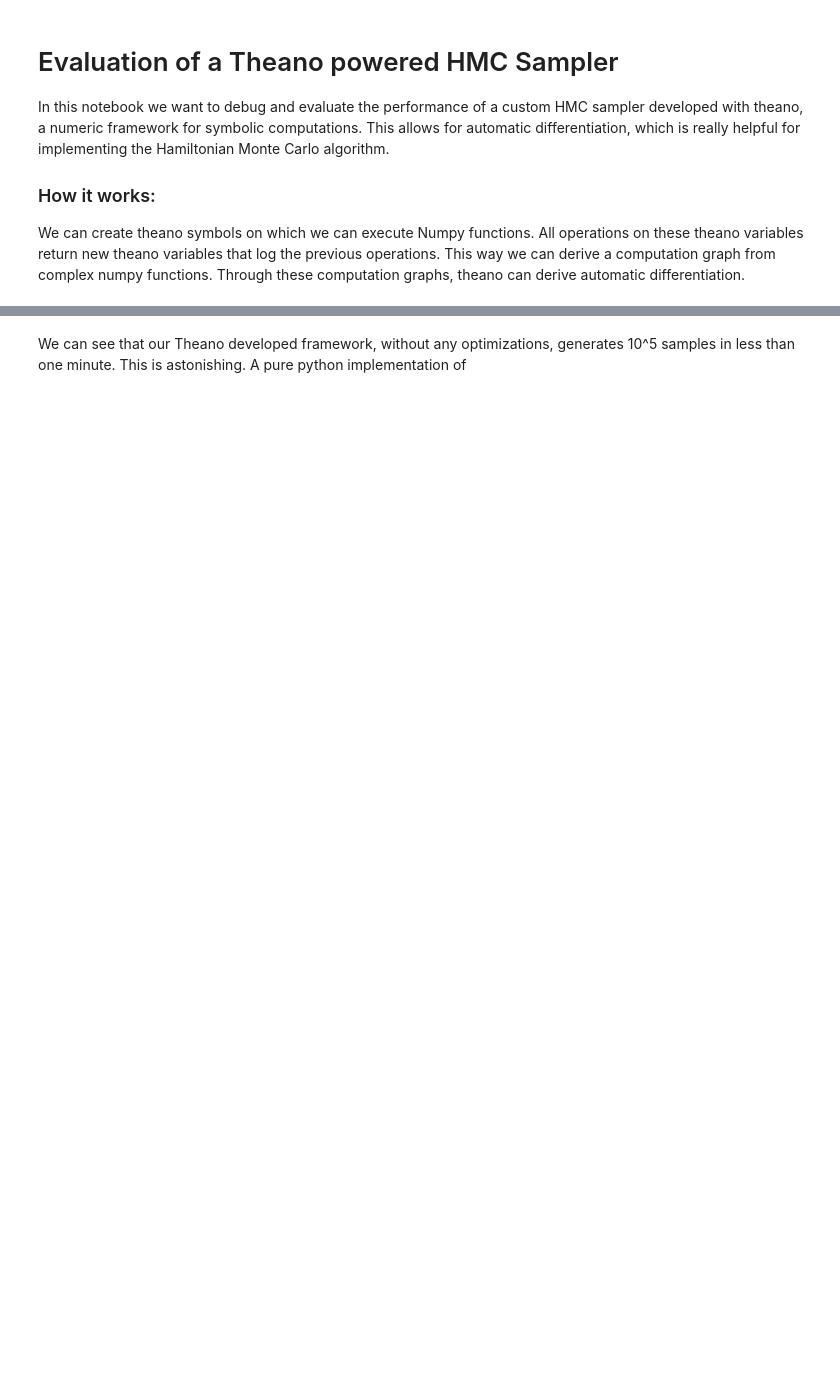
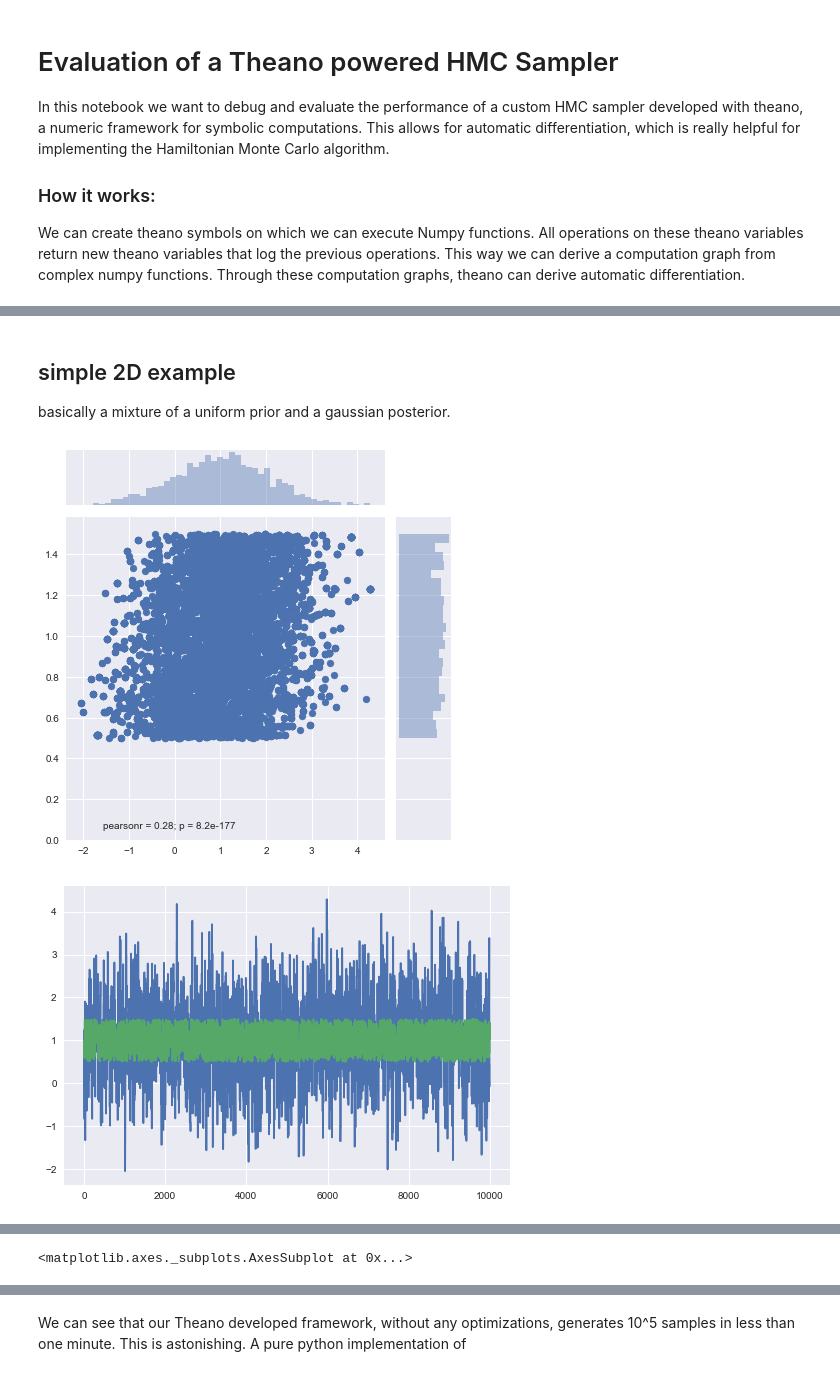
Before and after one commit to Freshdachs/hmc-theano, a Jupyter notebook: evaluation.ipynb, the cells around one changed output, grey strips where cells are left out. Drawn from its saved outputs; the diff is of its cells as text; code cells hidden in the pictures; blank space fills up the shorter version.

Commit message:
do evaluation of HMC sampler

```diff
--- a/evaluation.ipynb
+++ b/evaluation.ipynb
@@ -15,0 +18,22 @@ model.c
+# %%
+import theano
+
+def fun(f):
+    x = theano.tensor.dvector('x')
+    return theano.function([x],f(x))
+# %% [markdown]
+## simple 2D example
+basically a mixture of a uniform prior and a gaussian posterior.
+# %%
+initial = [1,1]
+#crude estimation, possibly correct within orders of magnitude
+M=np.eye(2)
+
+pnts = sample(f=model.p_xy,i=initial,L=15,M=np.eye(2),n=10000)
+# %%
+plotting.hist2d(pnts)
+plotting.trace3d_ly(np.array(pnts)[::10],fun(model.p_xy),title="uniform prior, normal likelihood")
+plotting.autocorrelation_plot(pnts)
+# %% [output]
+[figure, added]
+[figure, added]
@@ -15,0 +41 @@ model.c
+<matplotlib.axes._subplots.AxesSubplot at 0x...>
```
Also changed, not shown: parts of 19 cells of this notebook, 2 other files.
